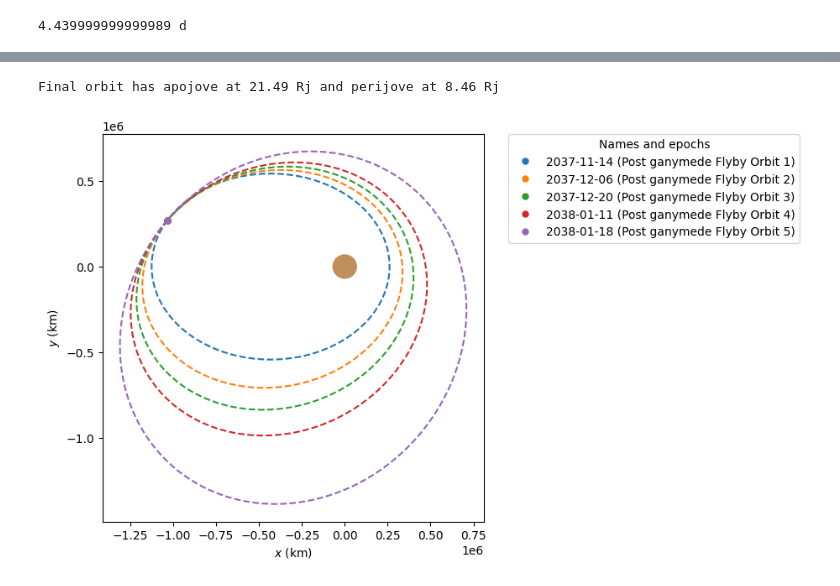
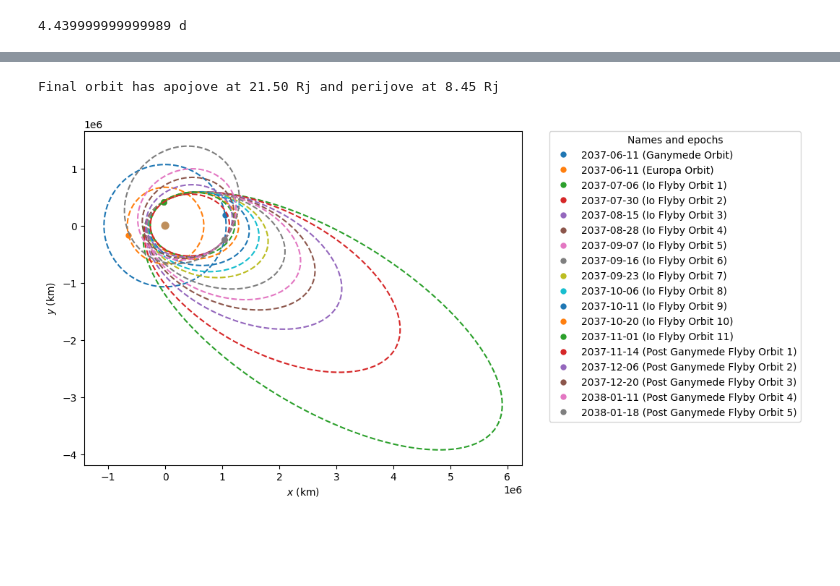
Before and after one commit to jackSN8/Starship_outer_planets_missions, a Jupyter notebook: jovian_grand_tour.ipynb, the cells around one changed output, grey strips where cells are left out. Drawn from its saved outputs; the diff is of its cells as text; code cells hidden in the pictures; blank space fills up the shorter version.

```diff
--- a/jovian_grand_tour.ipynb
+++ b/jovian_grand_tour.ipynb
@@ -332,16 +487,17 @@ Flyby 2
 # %%
 plotter=StaticOrbitPlotter(plane=Planes.EARTH_ECLIPTIC)
-for orb in orbits_post_io:
-    plotter.plot(orb, label="Post Io Flyby Orbit")
-plotter.plot(callisto_orb, label="Callisto Orbit")
-plotter.plot(ganymede_orb, label="Ganymede Orbit")
-plotter.plot(io_orb, label="Io Orbit")
+for i,orb in enumerate(orbits_post_io):
+    plotter.plot(orb, label=f"Io Flyby Orbit {i+1}")
+# plotter.plot(callisto_orb, label="Callisto Orbit")
+
 print((orbits_post_io[-1].r_a/Jupiter.R).to(u.one))
 print((orbits_post_io[-1].r_p/Jupiter.R).to(u.one))
 
 search_for_ganymede_1_date=orbits_post_io[-1].epoch
 starship_post_io=orbits_post_io[-1]
 print(search_for_ganymede_1_date)
+plotter.plot(ganymede_orb.propagate(search_for_ganymede_1_date), label="Ganymede Orbit")
+plotter.plot(io_orb.propagate(search_for_ganymede_1_date), label="Io Orbit")
 # %% [output]
 17.109681877502645
 3.6576520553907588
@@ -409,9 +566,17 @@ Arrives with distance of 125.40 km
 # %%
+
 plotter = StaticOrbitPlotter(plane=Planes.EARTH_ECLIPTIC)
 # plotter.plot(pre_io_starship_flyby, label="Pre Io Flyby Orbit")
+plotter.plot(ganymede_orb, label="Ganymede Orbit")
+plotter.plot(europa_orb, label="Europa Orbit")
+
+for i, orb in enumerate(orbits_post_io):
+    plotter.plot(orb, label=f"Io Flyby Orbit {i+1}")
+
 for i, orb in enumerate(orbits_post_ganymede):
-    plotter.plot(orb, label=f"Post ganymede Flyby Orbit {i+1}")
+    plotter.plot(orb, label=f"Post Ganymede Flyby Orbit {i+1}")
 print(f"Final orbit has apojove at {(orbits_post_ganymede[-1].r_a/Jupiter.R).to(u.one):.2f} Rj and perijove at {(orbits_post_ganymede[-1].r_p/Jupiter.R).to(u.one):.2f} Rj" )
+starship_post_ganymede_1=orbits_post_ganymede[-1]
 # %% [output]
-Final orbit has apojove at 21.49 Rj and perijove at 8.46 Rj
+Final orbit has apojove at 21.50 Rj and perijove at 8.45 Rj
-[figure, old version]
+[figure, new version]
```
Also changed, not shown: parts of 25 cells of this notebook, 1 other file.
